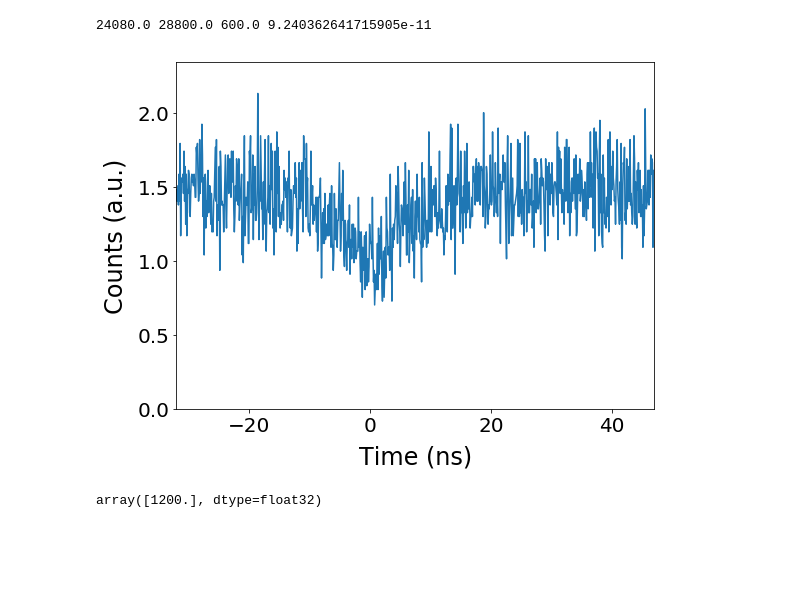
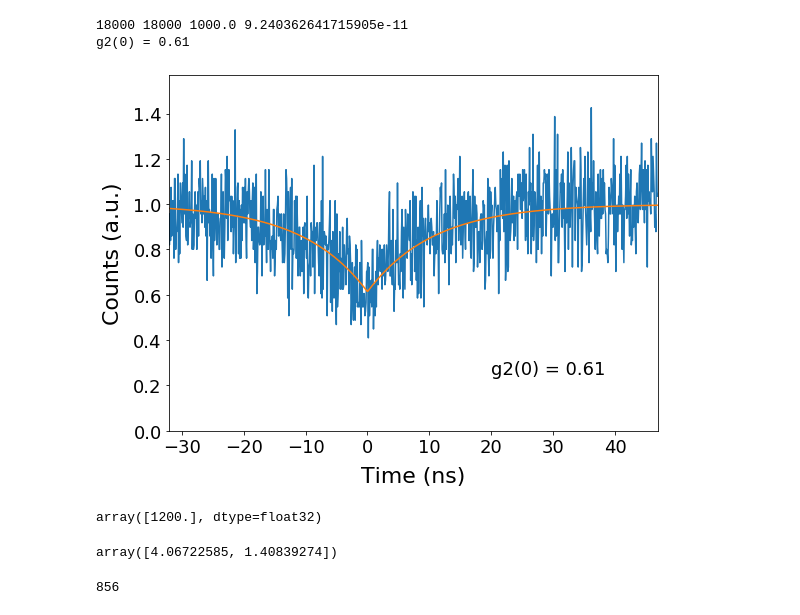
Before and after one commit to RaphaelSura/PythonPhotonicsLab, a Jupyter notebook: AnalyzeData/TRM analysis.ipynb, the cells around one changed output. Drawn from its saved outputs; the diff is of its cells as text; code cells hidden in the pictures; blank space fills up the shorter version.

```diff
--- a/AnalyzeData/TRM analysis.ipynb
+++ b/AnalyzeData/TRM analysis.ipynb
@@ -4,15 +4,16 @@ sys.path.append("..")
 #import matplotlib
 #%matplotlib inline
 import matplotlib.pyplot as plt
+from scipy.optimize import curve_fit
 
 import numpy as np
 from LowLevelModules.ImportSDT import SdtFile
 from LowLevelModules.GeneralFunctions import get_work_dir, prettify_plot
 #"Z:\Projects\Boron Nitride\Data\TimeCorrelation\20190409_hBN_nf_LJ1_3D_1.sdt"
 
-file = r"Z:\Projects\WSe2\2019\07 july\190722_WSe2hBN_MANNP_60nW_5K_QD1"
+file = r"Z:\Projects\WSe2\2019\11 november\2019-11-15 hBNWSe2 gatedNP3\5K data\hBNWSe2_gatedNP3_5K_40nW_QD3_-3V"
 sdt = SdtFile(file + '.sdt')
-delay = -40.95
+delay = -40.98
 times = sdt.times[0]
 info = sdt.measure_info[0]
 x = times*1e9 + delay
@@ -21,38 +22,54 @@ dt_bin= (times[-1]-times[0])/(len(times)-1)
 col_t = info['col_t'][0]
 
 #trim data
 x = x[y>0]
 y = y[y>0]
 
 #ct_rate1
 info_ctr = info['StopInfo']
 min_ctr11 = info_ctr['min_sync_rate'][0]
 min_ctr12 = info_ctr['min_cfd_rate'][0]
 min_ctr13 = info_ctr['min_tac_rate'][0]
 max_ctr11 = info_ctr['max_sync_rate'][0]
 max_ctr12 = info_ctr['max_cfd_rate'][0]
 max_ctr13 = info_ctr['max_tac_rate'][0]
 
 Ct_rate_APD1 = (min_ctr12 + max_ctr12) / 2
 Ct_rate_APD2 = (min_ctr11 + max_ctr11) / 2
-#Ct_rate_APD1 = 17.5*1000
-#Ct_rate_APD2 = 16.9*1000
+Ct_rate_APD1 = 18*1000
+Ct_rate_APD2 = 18*1000
 print(Ct_rate_APD1, Ct_rate_APD2, col_t, dt_bin)
 #normalization
 norm = float(Ct_rate_APD1 * Ct_rate_APD2 * dt_bin * col_t)
 #norm = float(max_ctr11 * max_ctr12 * dt_bin * col_t)
 
-y = np.divide(y, norm, casting="unsafe")
+y = np.divide(y, np.mean(y[656:]), casting="unsafe")
 fig = plt.figure(figsize=(8, 6))
 ax = fig.add_subplot(111)
 ax.plot(x, y)
+
+# fitting the data
+# def g2(t, I0, t0, t1, t2):
+#     return I0*(t2-np.exp(-abs(t-t0)/t1))/t2
+
+def g2(t, tau, N):
+    return (N-1)/N + 1/N*(1-np.exp(-abs(t)/tau))
+
+coeffs, pcov = curve_fit(g2, x, y)
+perr = np.sqrt(np.diag(pcov))
+y_arrf = g2(x, *coeffs)
+ax.plot(x, y_arrf)
+
 prettify_plot(ax, "Time (ns)", "Counts (a.u.)")
 ax.set_xlim([np.min(x), np.max(x)])
 ax.set_ylim([0, 1.1*np.max(y)])
+ax.text(20, 0.25, f"g2(0) = {np.round(1-1/coeffs[1], 2)}", fontsize=18)
 plt.tight_layout()
+print(f"g2(0) = {np.round(1-1/coeffs[1], 2)}")
 # %% [output]
-24080.0 28800.0 600.0 9.240362641715905e-11
+18000 18000 1000.0 9.240362641715905e-11
+g2(0) = 0.61
-[figure, old version]
+[figure, new version]
 # %%
 fig.savefig(file + '.png', format='png', bbox_inches='tight')
 # %%
@@ -61,3 +78,11 @@ info_ctr = info['StopInfo']['min_sync_rate']
 info['col_t']
 # %% [output]
 array([1200.], dtype=float32)
+# %%
+coeffs
+# %% [output]
+array([4.06722585, 1.40839274])
+# %%
+len(x)
+# %% [output]
+856
```
Also changed, not shown: 1 other file.
